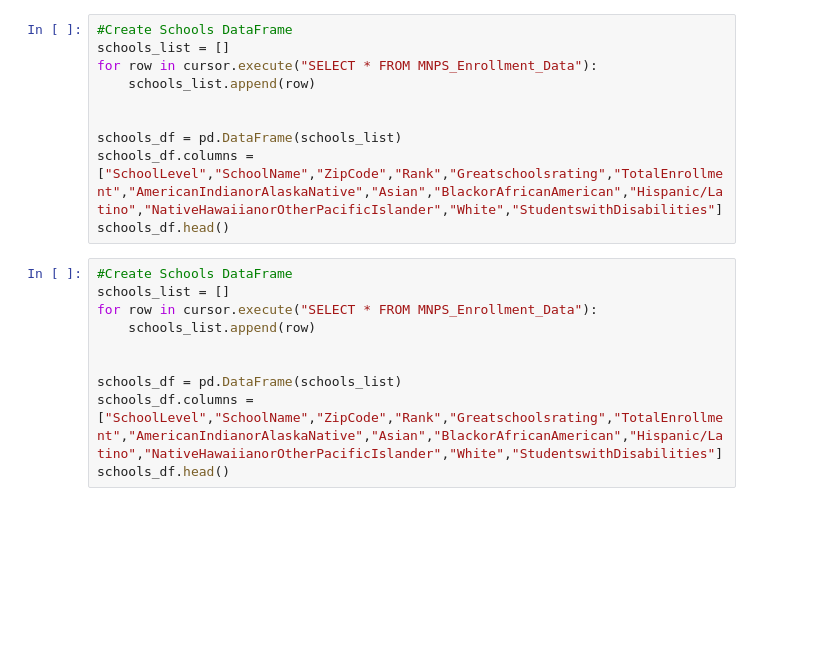
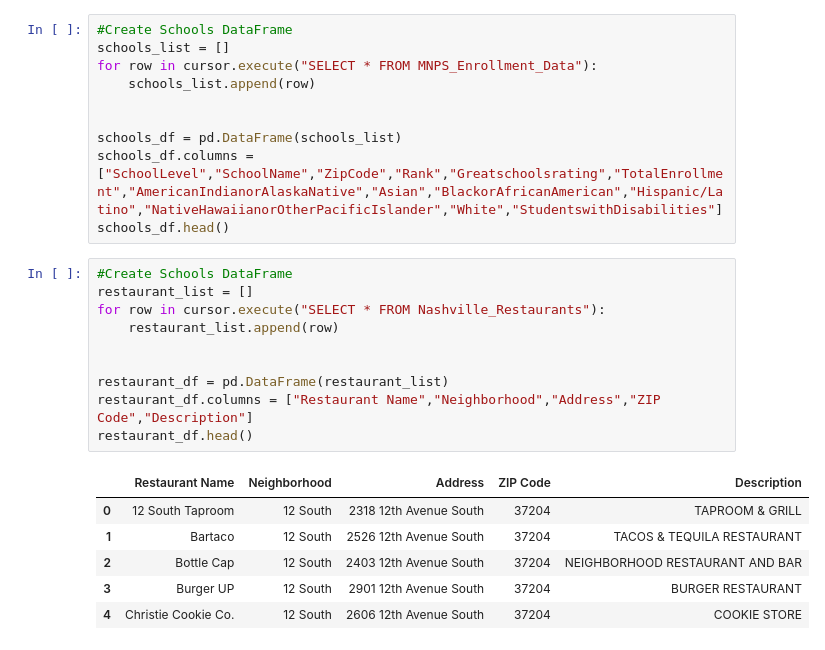
Before and after one commit to JoyRichardson/Living-in-Nashville, a Jupyter notebook: Machine_Learning_Model.ipynb, the cells around one changed output. Drawn from its saved outputs; the diff is of its cells as text; blank space fills up the shorter version.

```diff
--- a/Machine_Learning_Model.ipynb
+++ b/Machine_Learning_Model.ipynb
@@ -279,11 +308,18 @@ schools_df.columns = ["SchoolLevel","SchoolName","ZipCode","Rank","Greatschoolsr
 schools_df.head()
 # %%
 #Create Schools DataFrame
-schools_list = []
-for row in cursor.execute("SELECT * FROM MNPS_Enrollment_Data"):
-    schools_list.append(row)
+restaurant_list = []
+for row in cursor.execute("SELECT * FROM Nashville_Restaurants"):
+    restaurant_list.append(row)
 
 
-schools_df = pd.DataFrame(schools_list)
-schools_df.columns = ["SchoolLevel","SchoolName","ZipCode","Rank","Greatschoolsrating","TotalEnrollment","AmericanIndianorAlaskaNative","Asian","BlackorAfricanAmerican","Hispanic/Latino","NativeHawaiianorOtherPacificIslander","White","StudentswithDisabilities"]
-schools_df.head()
+restaurant_df = pd.DataFrame(restaurant_list)
+restaurant_df.columns = ["Restaurant Name","Neighborhood","Address","ZIP Code","Description"]
+restaurant_df.head()
+# %% [output]
+|  | Restaurant Name | Neighborhood | Address | ZIP Code | Description |
+| 0 | 12 South Taproom | 12 South | 2318 12th Avenue South | 37204 | TAPROOM & GRILL |
+| 1 | Bartaco | 12 South | 2526 12th Avenue South | 37204 | TACOS & TEQUILA RESTAURANT |
+| 2 | Bottle Cap | 12 South | 2403 12th Avenue South | 37204 | NEIGHBORHOOD RESTAURANT AND BAR |
+| 3 | Burger UP | 12 South | 2901 12th Avenue South | 37204 | BURGER RESTAURANT |
+| 4 | Christie Cookie Co. | 12 South | 2606 12th Avenue South | 37204 | COOKIE STORE |
```
Also changed, not shown: parts of 9 cells of this notebook.
